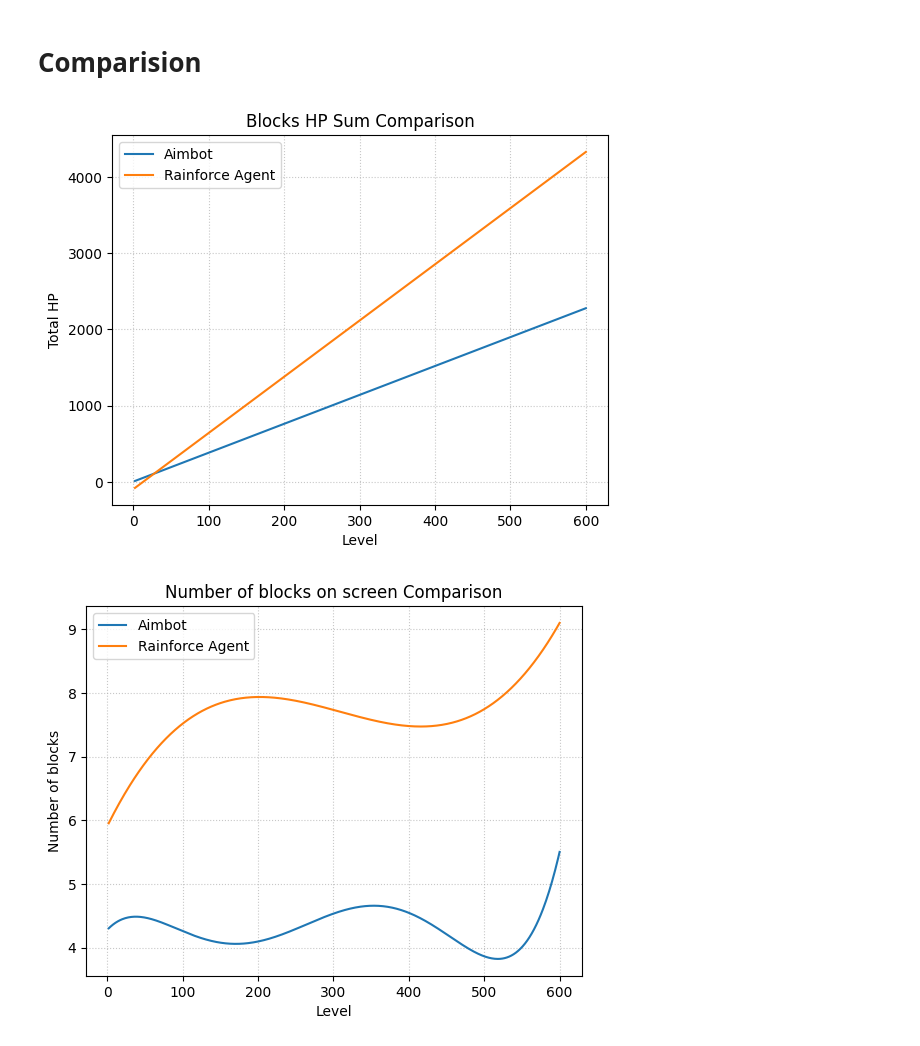
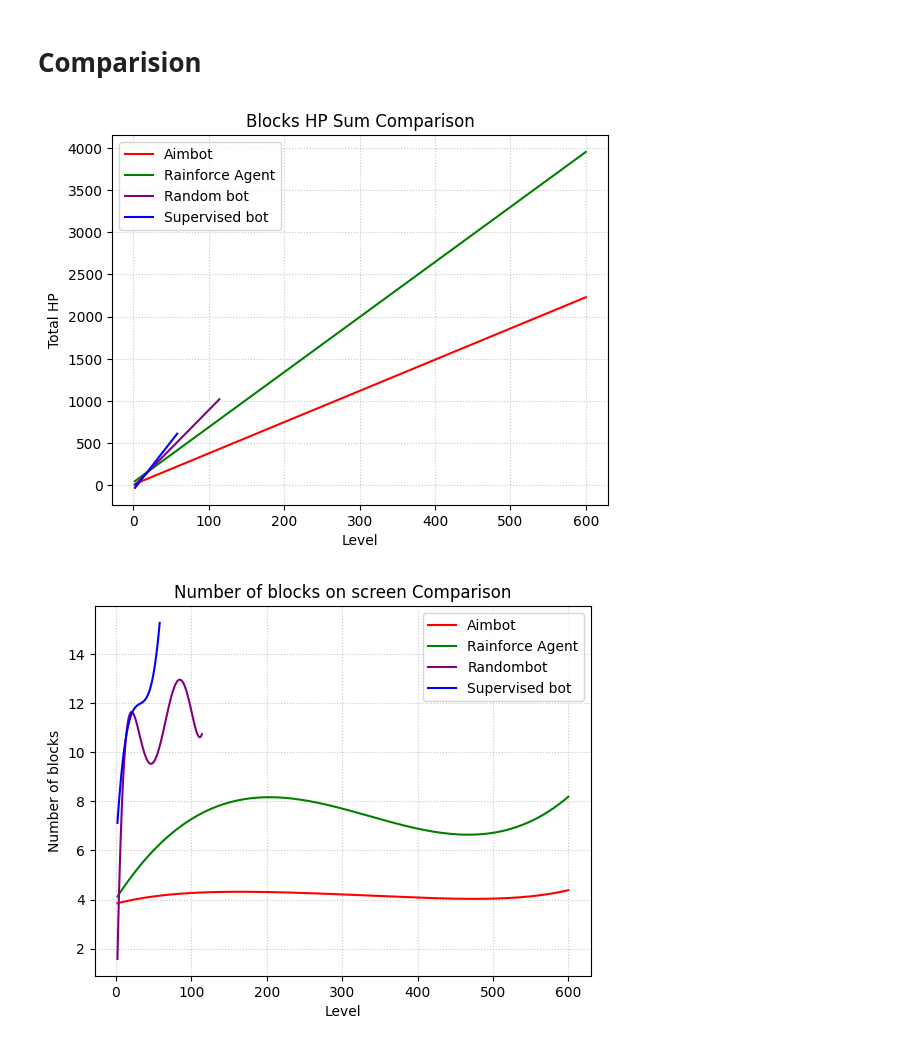
Before and after one commit to Borsh8m3/Gamebots, a Jupyter notebook: Main.ipynb, the cells around one changed output. Cells and saved outputs as stored; diff of their text form; code cells hidden in the pictures.

```diff
--- a/Main.ipynb
+++ b/Main.ipynb
@@ -225,4 +385,6 @@ Data columns (total 4 columns):
  3   Blocks_HP  599 non-null    int64
 dtypes: int64(4)
 memory usage: 18.8 KB
+# %%
+reinforce_agent_df = pd.read_csv("data/reinforce_agent_data.csv")
 # %%
@@ -252,8 +414,8 @@ plt.grid(True, linestyle=':', alpha=0.7)
 # %%
-plt.plot(rainforce_agent_df['Level'], rainforce_agent_df['Blocks'])
-a = np.polyfit(rainforce_agent_df['Level'], rainforce_agent_df['Blocks'], 3)
-rainforce_agent_poly_Blocks = np.poly1d(a)
-plt.plot(rainforce_agent_df['Level'], rainforce_agent_poly_Blocks(rainforce_agent_df['Level']), color='red', linewidth=2, label='Quadratic Trend')
+plt.plot(reinforce_agent_df['Level'], reinforce_agent_df['Blocks'])
+a = np.polyfit(reinforce_agent_df['Level'], reinforce_agent_df['Blocks'], 3)
+reinforce_agent_poly_Blocks = np.poly1d(a)
+plt.plot(reinforce_agent_df['Level'], reinforce_agent_poly_Blocks(reinforce_agent_df['Level']), color='green', linewidth=2, label='Quadratic Trend')
 plt.title("Number of blocks on screen")
 plt.ylabel("Number of blocks")
 plt.xlabel("Level")
@@ -341 +504,18 @@ records_sl = []
 MAX_LEVEL = 600
+# %%
+for i in range(1000):
+    sl_agent_game.reset()
+    done = False
+    records_sl = []
+    while not done and sl_agent_game.level <= MAX_LEVEL:
+        obecny_stan = sl_agent_game.get_params()
+        records_sl.append(obecny_stan)
+
+        best_angle = get_supervised_agent_move(sl_agent_game, sl_model)
+        _, _, done, _ = sl_agent_game.step(best_angle)
+
+    if sl_agent_game.level > 50:
+        break
+
+supervised_df = pd.DataFrame(records_sl)
+#display(df_sl.head())
@@ -364,0 +584,9 @@ Level 10 | Blocks: 4 | HP: 34
+# %%
+plt.plot(supervised_df['Level'], supervised_df['Blocks'])
+a = np.polyfit(supervised_df['Level'], supervised_df['Blocks'], 3)
+supervised_poly_Blocks = np.poly1d(a)
+plt.plot(supervised_df['Level'], supervised_poly_Blocks(supervised_df['Level']), color='blue', linewidth=2, label='Quadratic Trend')
+plt.title("Supervised Bot - Number of blocks on screen")
+plt.ylabel("Number of blocks")
+plt.xlabel("Level")
+plt.grid(True, linestyle=':', alpha=0.7)
@@ -365,23 +608,28 @@ Level 10 | Blocks: 4 | HP: 34
 # %% [markdown]
 # Comparision
 # %%
-plt.plot(aimbot_df['Level'], aimbot_poly_Blocks_HP(aimbot_df['Level']), label='Aimbot')
-plt.plot(rainforce_agent_df['Level'], rainforce_agent_poly_Blocks_HP(rainforce_agent_df['Level']), label='Rainforce Agent')
+plt.plot(aimbot_df['Level'], aimbot_poly_Blocks_HP(aimbot_df['Level']), color = 'red', label='Aimbot')
+plt.plot(reinforce_agent_df['Level'], reinforce_agent_poly_Blocks_HP(reinforce_agent_df['Level']), color = 'green', label='Rainforce Agent')
+plt.plot(random_df['Level'], randombot_poly_Blocks_HP(random_df['Level']), color = 'purple', label='Random bot')
+plt.plot(supervised_df['Level'], supervised_poly_Blocks_HP(supervised_df['Level']), color = 'blue', label='Supervised bot')
 plt.title("Blocks HP Sum Comparison")
 plt.ylabel("Total HP")
 plt.xlabel("Level")
 plt.legend()
 plt.grid(True, linestyle=':', alpha=0.7)
+plt.show()
 # %% [output]
-[figure, old version]
+[figure, new version]
 # %%
-plt.plot(aimbot_df['Level'], aimbot_poly_Blocks(aimbot_df['Level']), label='Aimbot')
-plt.plot(rainforce_agent_df['Level'], rainforce_agent_poly_Blocks(rainforce_agent_df['Level']), label='Rainforce Agent')
+plt.plot(aimbot_df['Level'], aimbot_poly_Blocks(aimbot_df['Level']), color = 'red', label='Aimbot')
+plt.plot(reinforce_agent_df['Level'], reinforce_agent_poly_Blocks(reinforce_agent_df['Level']), color = 'green', label='Rainforce Agent')
+plt.plot(random_df['Level'], randombot_poly_Blocks(random_df['Level']), color = 'purple', label='Randombot')
+plt.plot(supervised_df['Level'], supervised_poly_Blocks(supervised_df['Level']), color = 'blue', label='Supervised bot')
 plt.title("Number of blocks on screen Comparison")
 plt.ylabel("Number of blocks")
 plt.xlabel("Level")
 plt.legend()
 plt.grid(True, linestyle=':', alpha=0.7)
 # %% [output]
-[figure, old version]
+[figure, new version]
 # %%
```
Also changed, not shown: parts of 39 cells of this notebook.
